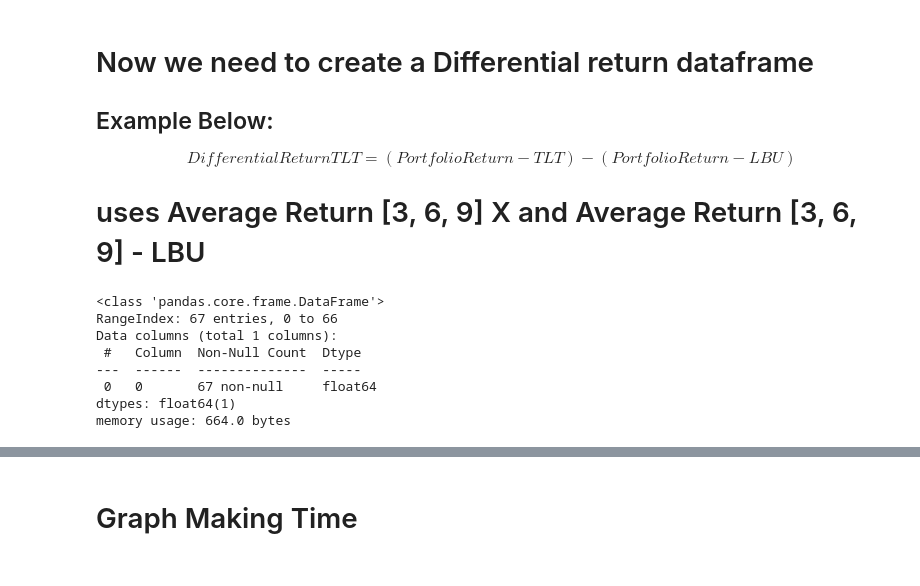
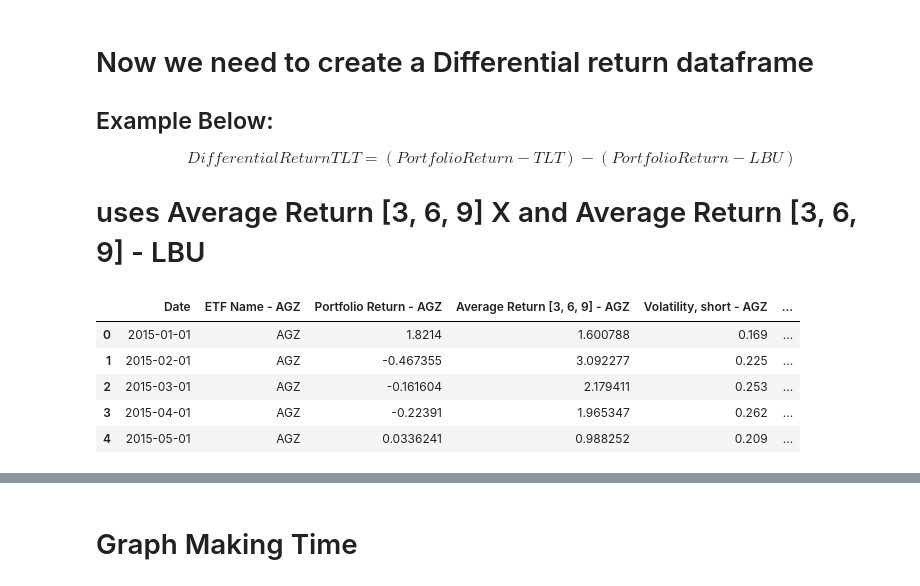
Before and after one commit to valazeinali/BoydWatterson, a Jupyter notebook: BoydWatterson/Trailing Volatility vs Differential Return Aug.ipynb, the cells around one changed output, grey strips where cells are left out. Cells and saved outputs as stored; diff of their text form; code cells hidden in the pictures.

```diff
--- a/BoydWatterson/Trailing Volatility vs Differential Return Aug.ipynb
+++ b/BoydWatterson/Trailing Volatility vs Differential Return Aug.ipynb
@@ -149,6 +141,17 @@ df.tail()
 $$ Differential Return TLT = (Portfolio Return - TLT) -  (Portfolio Return - LBU) $$
 
 # uses Average Return [3, 6, 9] X and Average Return [3, 6, 9] - LBU
+# %%
+pd.options.display.max_columns  = 280 # want to see all columns
+
+df.head()
+# %% [output]
+|  | Date | ETF Name - AGZ | Portfolio Return - AGZ | Average Return [3, 6, 9] - AGZ | Volatility, short - AGZ | ... |
+| 0 | 2015-01-01 | AGZ | 1.8214 | 1.600788 | 0.169 | ... |
+| 1 | 2015-02-01 | AGZ | -0.467355 | 3.092277 | 0.225 | ... |
+| 2 | 2015-03-01 | AGZ | -0.161604 | 2.179411 | 0.253 | ... |
+| 3 | 2015-04-01 | AGZ | -0.22391 | 1.965347 | 0.262 | ... |
+| 4 | 2015-05-01 | AGZ | 0.0336241 | 0.988252 | 0.209 | ... |
 # %%
 # We have to convert the returns to float64, for some reason they were labeled as Objects
 ##df["Differential Return"] = pd.to_numeric(df['Portfolio Return - BIV'],errors='coerce') - pd.to_numeric(df['Portfolio Return - LBU'],errors='coerce')
@@ -159,11 +162,9 @@ Port_Return_XXXX = [df.iloc[:,3].values]
 df_Port_Return_XXXX = pd.DataFrame(Port_Return_XXXX) # store it into a pd df
 df_Port_Return_XXXX = df_Port_Return_XXXX.T # transpose the data frame
 
-Port_Return_LBU = [df.iloc[:,9].values]
+Port_Return_LBU = [df.iloc[:,12].values]
 df_Port_Return_LBU = pd.DataFrame(Port_Return_LBU) # store it into a pd df
 df_Port_Return_LBU = df_Port_Return_LBU.T  # transpose the data frame
-df_Port_Return_LBU.info()
-
 
 Differential_Return = df_Port_Return_XXXX - df_Port_Return_LBU # for differential return
 
@@ -176,25 +177,16 @@ df_Port_Return_XXXX_Monthly = pd.DataFrame(Port_Return_XXXX_Monthly) # store it
 df_Port_Return_XXXX_Monthly = df_Port_Return_XXXX_Monthly.T # transpose the data frame
 #df["Port_Return_XXXX_Monthly"] = df_Port_Return_XXXX_Monthly
 
-Port_Return_LBU_Monthly = [df.iloc[:,8].values]
+Port_Return_LBU_Monthly = [df.iloc[:,11].values]
 df_Port_Return_LBU_Monthly = pd.DataFrame(Port_Return_LBU_Monthly) # store it into a pd df
 df_Port_Return_LBU_Monthly = df_Port_Return_LBU_Monthly.T  # transpose the data frame
 #df["Port_Return_LBU_Monthly"] = df_Port_Return_LBU_Monthly
 
-Differential_Return_Monthly = df_Port_Return_XXXX_Monthly - df_Port_Return_LBU_Monthly# for differential return
+Differential_Return_Monthly = df_Port_Return_XXXX_Monthly - df_Port_Return_LBU_Monthly # for differential return
 
 df["Differential_Return_Monthly"] = Differential_Return_Monthly
 
 #df_Port_Return_LBU_Monthly.info()
-# %% [output]
-<class 'pandas.core.frame.DataFrame'>
-RangeIndex: 67 entries, 0 to 66
-Data columns (total 1 columns):
- #   Column  Non-Null Count  Dtype
----  ------  --------------  -----
- 0   0       67 non-null     float64
-dtypes: float64(1)
-memory usage: 664.0 bytes
 # %%
 # Now lets do individual returns XXX 3 month return - LBU 3 month return...
 three_month_return_XXXX = [df.iloc[:,7].values]
```
Also changed, not shown: parts of 10 cells of this notebook.
